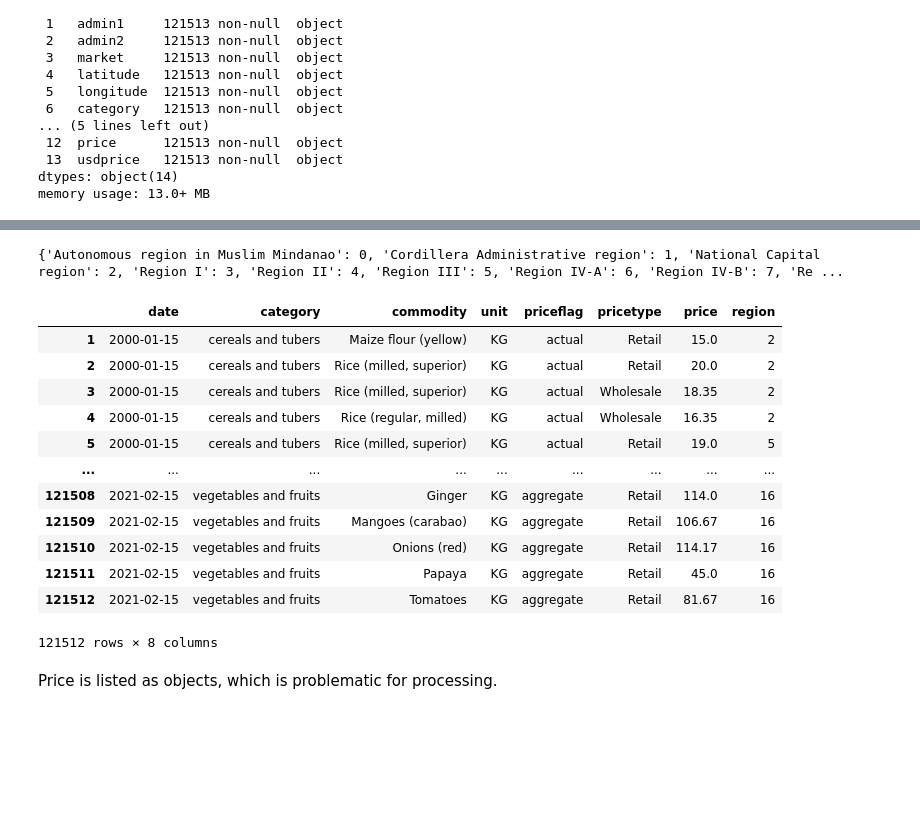
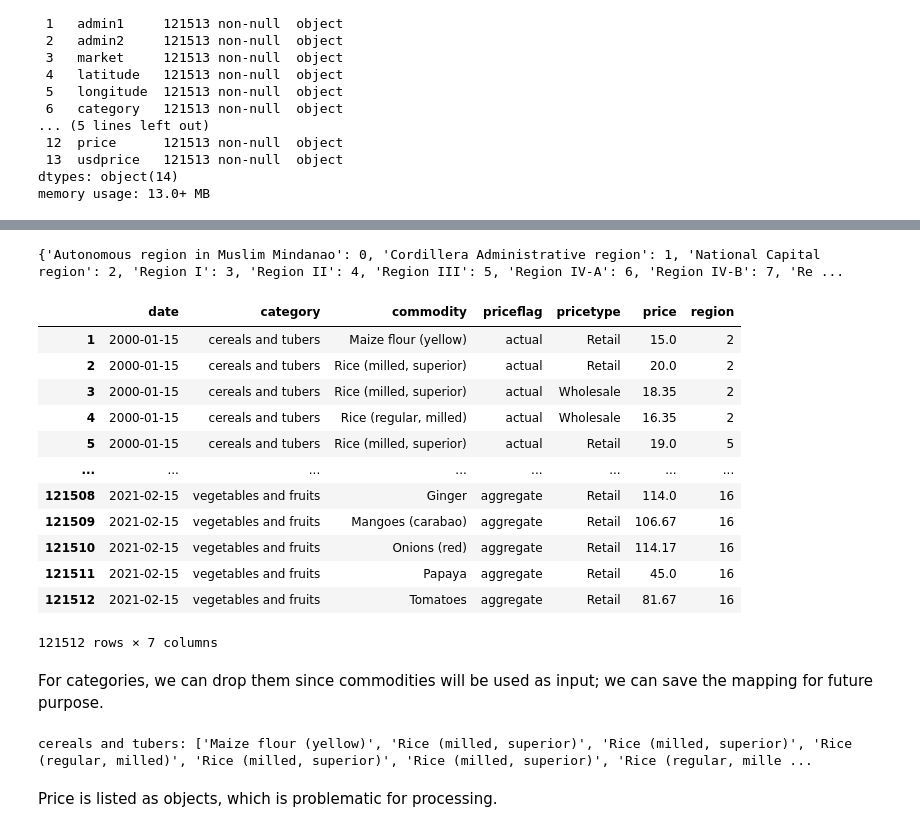
Before and after one commit to NeoGregorio/commodity-predict, a Jupyter notebook: prediction-model.ipynb, the cells around one changed output, grey strips where cells are left out. Drawn from its saved outputs; the diff is of its cells as text; code cells hidden in the pictures; blank space fills up the shorter version.

```diff
--- a/prediction-model.ipynb
+++ b/prediction-model.ipynb
@@ -73,10 +73,10 @@ memory usage: 13.0+ MB
 # %%
 # @title Drop unnecessary columns
 # `admin2` = Province; `market` = City; latitude and longitude = not needed;
-# `currency` = all PHP; `usdprice` = not included in analysis
+# `currency` = all PHP; `usdprice` = not included in analysis; unit = not needed
 
 data.drop(['admin2', 'market', 'latitude',
-           'longitude', 'currency', 'usdprice'], axis=1, inplace=True)
+           'longitude', 'currency', 'usdprice', 'unit'], axis=1, inplace=True)
 
 data.head()
 # %% [output]
@@ -92,30 +92,43 @@ data = data[1:]
 # %%
 # @title Rename region
 
 # Map region to an integer value
 le = LabelEncoder()
 data['region'] = le.fit_transform(data['admin1'])
 data = data.drop(['admin1'], axis=1)
 
-label_mapping = dict(zip(le.classes_, le.transform(le.classes_)))
-print(label_mapping)
+region_mapping = dict(zip(le.classes_, le.transform(le.classes_)))
+print(region_mapping)
 
 data
 # %% [output]
 {'Autonomous region in Muslim Mindanao': 0, 'Cordillera Administrative region': 1, 'National Capital region': 2, 'Region I': 3, 'Region II': 4, 'Region III': 5, 'Region IV-A': 6, 'Region IV-B': 7, 'Re ...
-|  | date | category | commodity | unit | priceflag | pricetype | price | region |
-| 1 | 2000-01-15 | cereals and tubers | Maize flour (yellow) | KG | actual | Retail | 15.0 | 2 |
-| 2 | 2000-01-15 | cereals and tubers | Rice (milled, superior) | KG | actual | Retail | 20.0 | 2 |
-| 3 | 2000-01-15 | cereals and tubers | Rice (milled, superior) | KG | actual | Wholesale | 18.35 | 2 |
-| 4 | 2000-01-15 | cereals and tubers | Rice (regular, milled) | KG | actual | Wholesale | 16.35 | 2 |
-| 5 | 2000-01-15 | cereals and tubers | Rice (milled, superior) | KG | actual | Retail | 19.0 | 5 |
-| ... | ... | ... | ... | ... | ... | ... | ... | ... |
-| 121508 | 2021-02-15 | vegetables and fruits | Ginger | KG | aggregate | Retail | 114.0 | 16 |
-| 121509 | 2021-02-15 | vegetables and fruits | Mangoes (carabao) | KG | aggregate | Retail | 106.67 | 16 |
-| 121510 | 2021-02-15 | vegetables and fruits | Onions (red) | KG | aggregate | Retail | 114.17 | 16 |
-| 121511 | 2021-02-15 | vegetables and fruits | Papaya | KG | aggregate | Retail | 45.0 | 16 |
-| 121512 | 2021-02-15 | vegetables and fruits | Tomatoes | KG | aggregate | Retail | 81.67 | 16 |
+|  | date | category | commodity | priceflag | pricetype | price | region |
+| 1 | 2000-01-15 | cereals and tubers | Maize flour (yellow) | actual | Retail | 15.0 | 2 |
+| 2 | 2000-01-15 | cereals and tubers | Rice (milled, superior) | actual | Retail | 20.0 | 2 |
+| 3 | 2000-01-15 | cereals and tubers | Rice (milled, superior) | actual | Wholesale | 18.35 | 2 |
+| 4 | 2000-01-15 | cereals and tubers | Rice (regular, milled) | actual | Wholesale | 16.35 | 2 |
+| 5 | 2000-01-15 | cereals and tubers | Rice (milled, superior) | actual | Retail | 19.0 | 5 |
+| ... | ... | ... | ... | ... | ... | ... | ... |
+| 121508 | 2021-02-15 | vegetables and fruits | Ginger | aggregate | Retail | 114.0 | 16 |
+| 121509 | 2021-02-15 | vegetables and fruits | Mangoes (carabao) | aggregate | Retail | 106.67 | 16 |
+| 121510 | 2021-02-15 | vegetables and fruits | Onions (red) | aggregate | Retail | 114.17 | 16 |
+| 121511 | 2021-02-15 | vegetables and fruits | Papaya | aggregate | Retail | 45.0 | 16 |
+| 121512 | 2021-02-15 | vegetables and fruits | Tomatoes | aggregate | Retail | 81.67 | 16 |
-121512 rows × 8 columns
+121512 rows × 7 columns
+# %% [markdown]
+For categories, we can drop them since commodities will be used as input; we can save the mapping for future purpose.
+# %%
+# @title Drop category
+category_commodity_mapping = data.groupby('category')['commodity'].apply(list).to_dict()
+
+# Print the mapping
+for category, commodities in category_commodity_mapping.items():
+    print(f"{category}: {commodities}")
+
+data = data.drop(['category'], axis=1)
+# %% [output]
+cereals and tubers: ['Maize flour (yellow)', 'Rice (milled, superior)', 'Rice (milled, superior)', 'Rice (regular, milled)', 'Rice (milled, superior)', 'Rice (milled, superior)', 'Rice (regular, mille ...
 # %% [markdown]
 Price is listed as objects, which is problematic for processing.
 # %%
```
Also changed, not shown: parts of 20 cells of this notebook.
